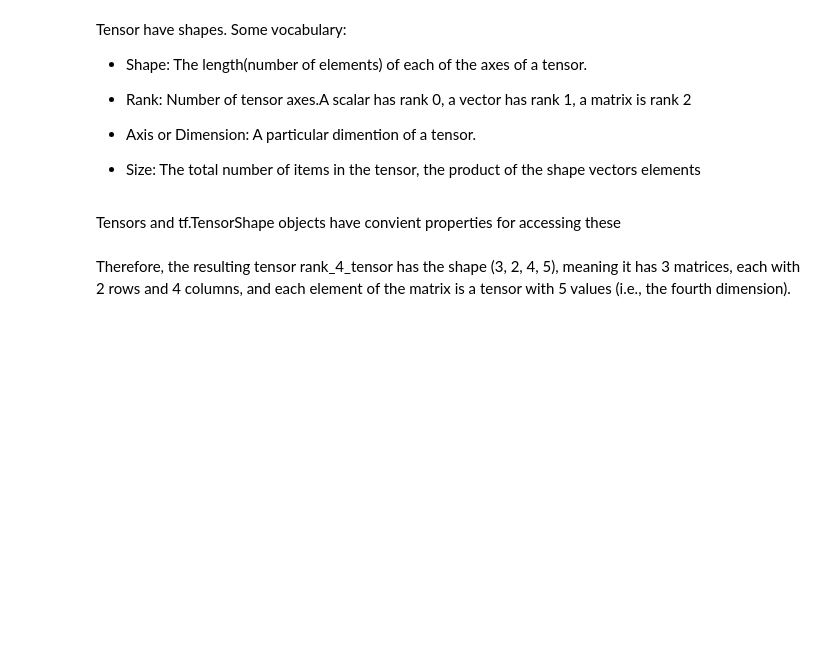
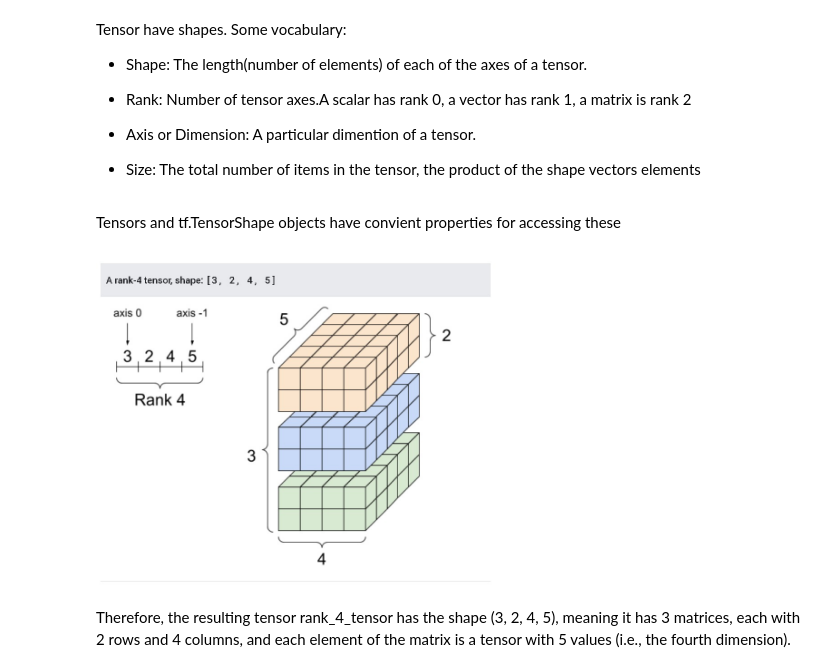
Before and after one commit to THIRU9573/Tensorflow-Notes, a Jupyter notebook: Tensorflow_Class_1.ipynb, the cells around one changed output. Cells and saved outputs as stored; diff of their text form; code cells hidden in the pictures; blank space fills up the shorter version.

```diff
--- a/Tensorflow_Class_1.ipynb
+++ b/Tensorflow_Class_1.ipynb
@@ -663,6 +678,10 @@ Tensor have shapes. Some vocabulary:
 Tensors and tf.TensorShape objects have convient properties for accessing these
 # %%
 rank_4_tensor = tf.zeros([3, 2, 4, 5]) #tf.zeros([3 metrics, 2rows, 4 columns, 5 values])
+# %%
+Image("tf6.jpeg", width = 400)
+# %% [output]
+[figure, added]
 # %% [markdown]
 Therefore, the resulting tensor rank_4_tensor has the shape (3, 2, 4, 5), meaning it has 3 matrices, each with 2 rows and 4 columns, and each element of the matrix is a tensor with 5 values (i.e., the fourth dimension).
 # %%
```
Also changed, not shown: parts of 32 cells of this notebook.
